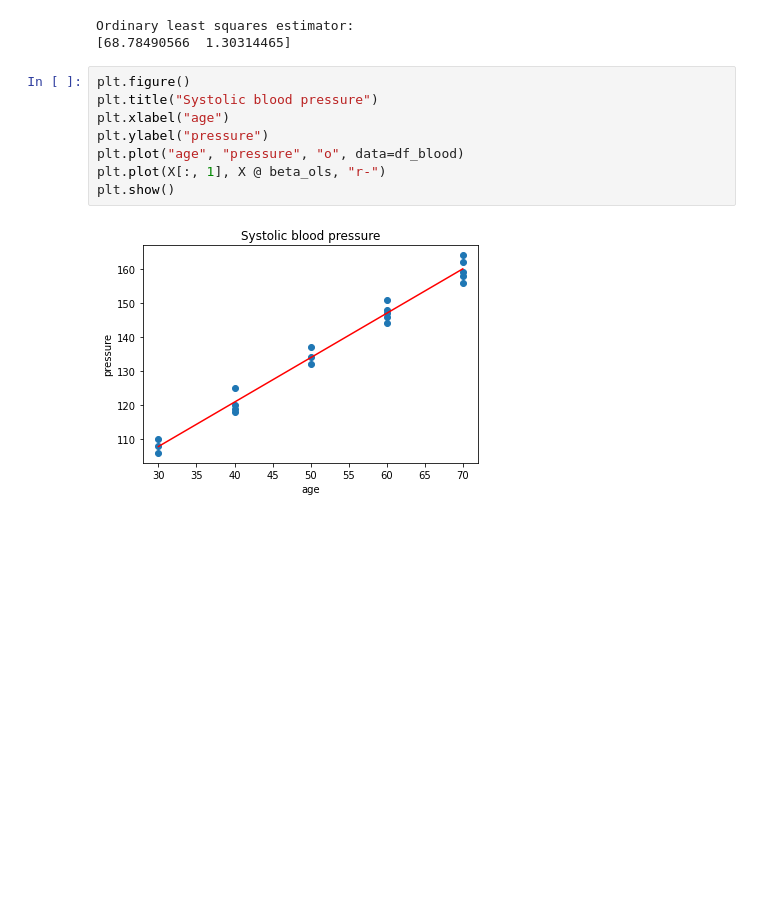
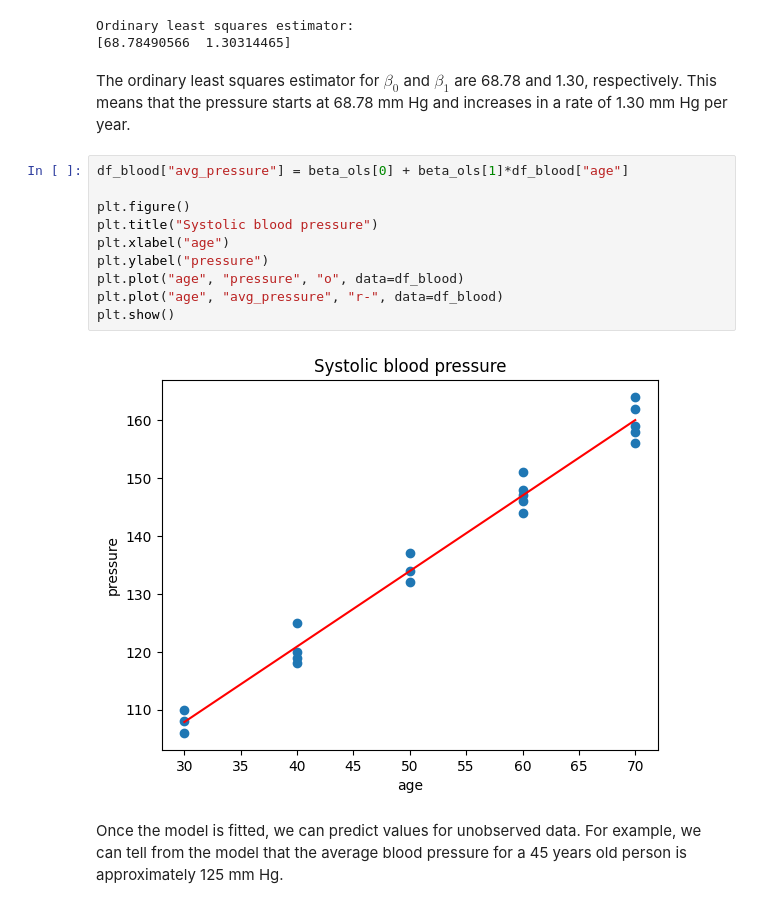
Before and after one commit to vdae2304/ML-DL, a Jupyter notebook: Regression/Linear regression.ipynb, the cells around one changed output. Cells and saved outputs as stored; diff of their text form; blank space fills up the shorter version.

```diff
--- a/Regression/Linear regression.ipynb
+++ b/Regression/Linear regression.ipynb
@@ -116,13 +140,19 @@ print(beta_ols)
 # %% [output]
 Ordinary least squares estimator:
 [68.78490566  1.30314465]
+# %% [markdown]
+The ordinary least squares estimator for $\beta_0$ and $\beta_1$ are 68.78 and 1.30, respectively. This means that the pressure starts at 68.78 mm Hg and increases in a rate of 1.30 mm Hg per year.
 # %%
+df_blood["avg_pressure"] = beta_ols[0] + beta_ols[1]*df_blood["age"]
+
 plt.figure()
 plt.title("Systolic blood pressure")
 plt.xlabel("age")
 plt.ylabel("pressure")
 plt.plot("age", "pressure", "o", data=df_blood)
-plt.plot(X[:, 1], X @ beta_ols, "r-")
+plt.plot("age", "avg_pressure", "r-", data=df_blood)
 plt.show()
 # %% [output]
-[figure, old version]
+[figure, new version]
+# %% [markdown]
+Once the model is fitted, we can predict values for unobserved data. For example, we can tell from the model that the average blood pressure for a 45 years old person is approximately 125 mm Hg.
```
Also changed, not shown: parts of 14 cells of this notebook.
